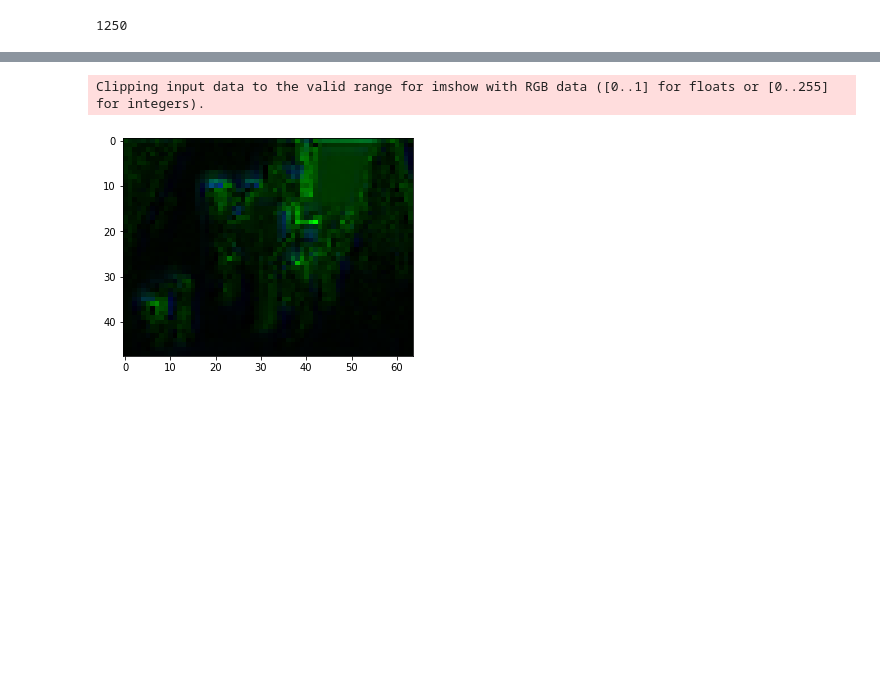
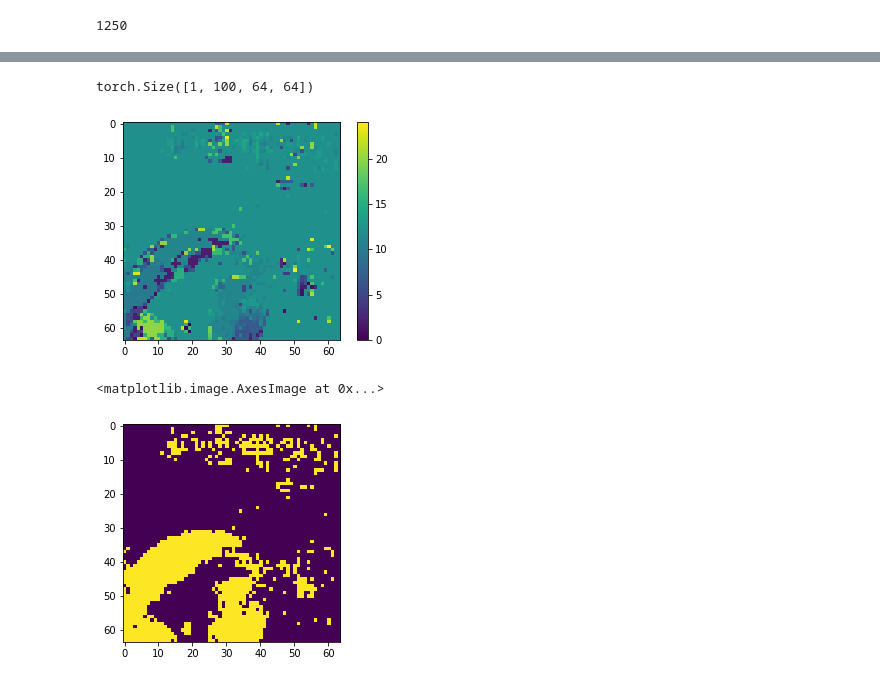
Before and after one commit to neuroailab/RAFT, a Jupyter notebook: notebooks/TDW_dataloading_020522.ipynb, the cells around one changed output, grey strips where cells are left out. Drawn from its saved outputs; the diff is of its cells as text; code cells hidden in the pictures; blank space fills up the shorter version.

```diff
--- a/notebooks/TDW_dataloading_020522.ipynb
+++ b/notebooks/TDW_dataloading_020522.ipynb
@@ -202,7 +197,25 @@ img1, img2, _, _ = chairs_dataset[3]
 fmap1, fmap2 = net.module.fnet([normalize(img1[None].cuda()), normalize(img2[None].cuda())])
 ctx = net.module.cnet(img1[None].cuda())
-# %%
-viz(ctx[:,6:9])
-# %% [output]
-Clipping input data to the valid range for imshow with RGB data ([0..1] for floats or [0..255] for integers).
-[figure, removed]
+# %%
+import corr
+corrs = corr.CorrBlock(fmap1, fmap2, num_levels=4, radius=2)
+# corrs = corr.CorrBlock(normalize(img1[None,:,::8,::8].cuda()),
+#                        normalize(img2[None,:,::8,::8].cuda()), num_levels=4, radius=2)
+# %%
+coords0, coords1 = net.module.initialize_flow(img1[None].cuda())
+corr = corrs(coords1)
+print(corr.shape)
+# %% [output]
+torch.Size([1, 100, 64, 64])
+# %%
+# viz(corr[:,:].max(-3, True)[1])
+cs = corr[0].permute(1, 2, 0).detach().cpu().numpy()
+plt.imshow(np.argmax(cs[...,:25], -1))
+plt.colorbar()
+plt.show()
+
+plt.imshow(np.argmax(cs[...,:25], -1) != 12)
+# %% [output]
+[figure, added]
+<matplotlib.image.AxesImage at 0x...>
+[figure, added]
```
Also changed, not shown: parts of 11 cells of this notebook, 4 other files.
